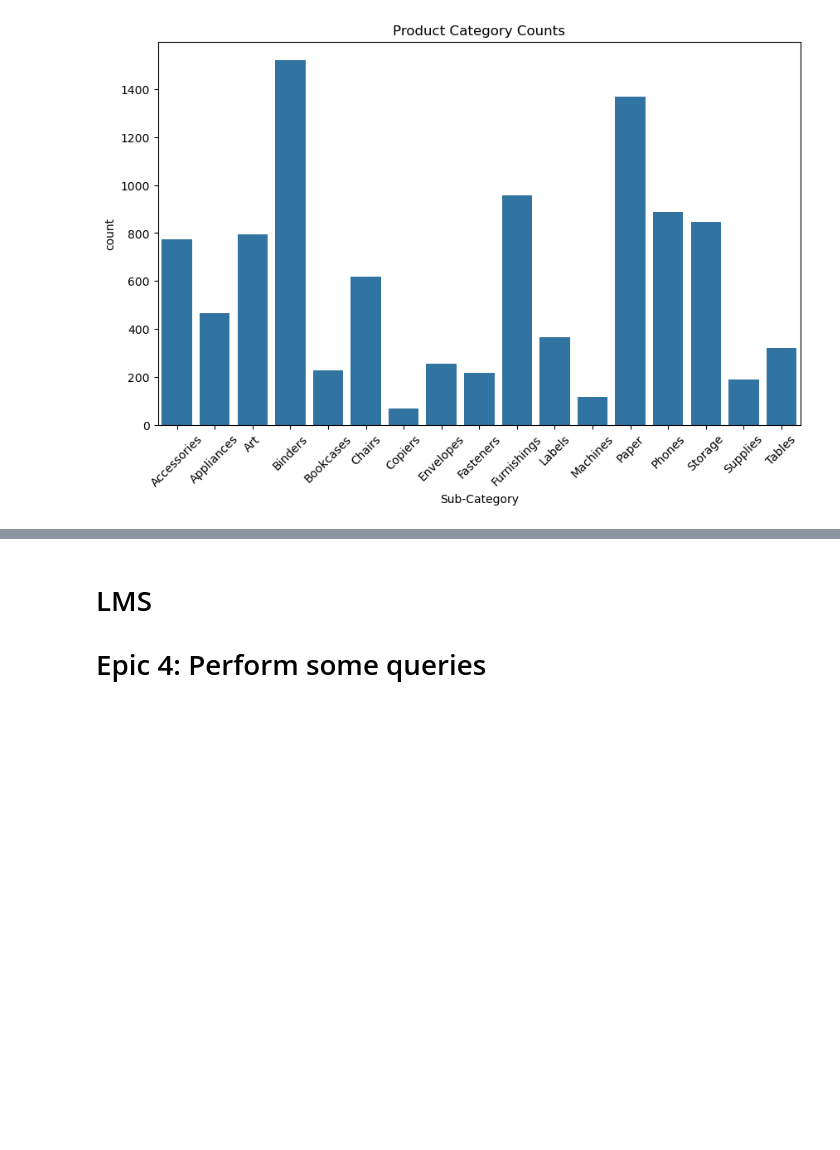
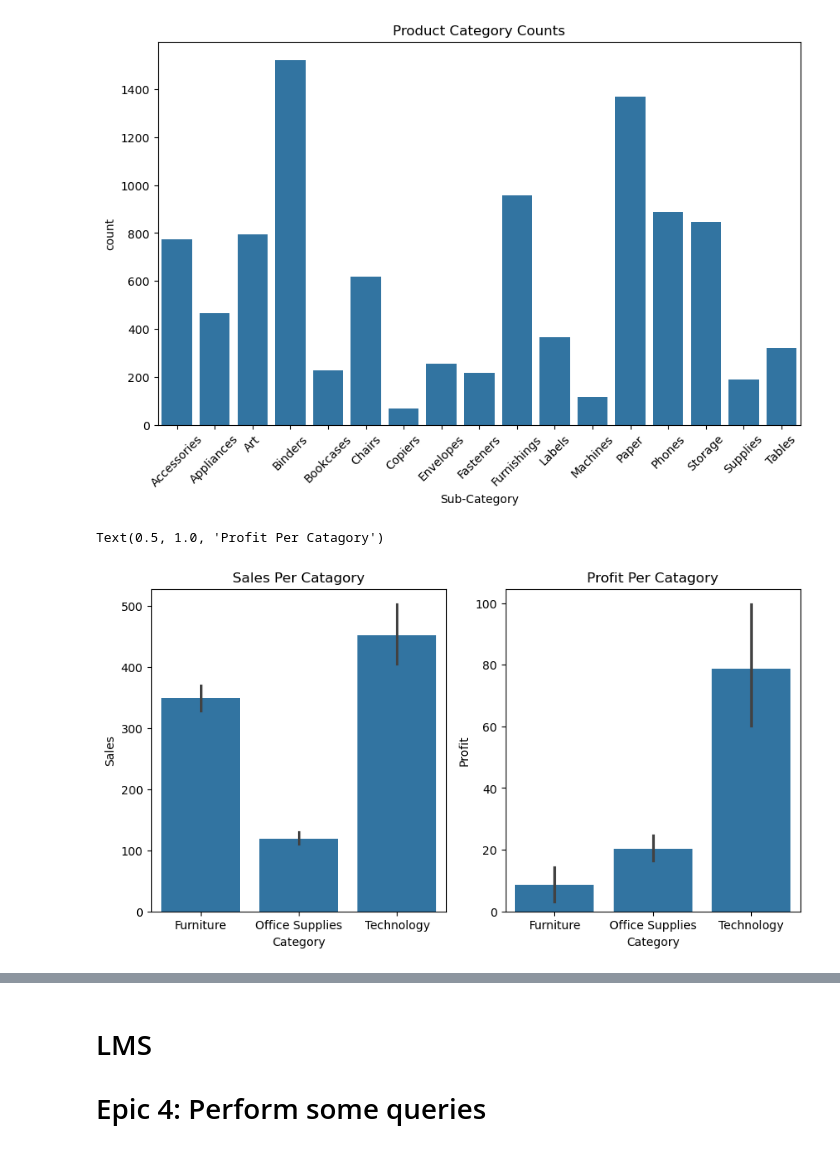
Before and after one commit to Sudha25a/E-Commerce-Project, a Jupyter notebook: E Commerce EDA.ipynb, the cells around one changed output, grey strips where cells are left out. Saved outputs shown, nothing was run; the diff lists cells and outputs as text; code cells hidden in the pictures; blank space fills up the shorter version.

```diff
--- a/E Commerce EDA.ipynb
+++ b/E Commerce EDA.ipynb
@@ -186,3 +187,9 @@ Profit                  float64
 Month                     int32
 Year                      int32
 dtype: object
+# %%
+# Calculate the unit price (assuming 'Sales' and 'Quantity' columns exist)
+df['UnitPrice'] = df['Sales'] / (df['Quantity'] * (1-df['Discount']))
+
+# Display the DataFrame with the new UnitPrice column
+df.head(5)
@@ -188,0 +204,10 @@ dtype: object
+# %%
+# Get unique categories
+unique_categories = df['Category'].unique()
+
+# Create a mapping of category names to IDs
+category_id_mapping = {category: idx + 1 for idx, category in enumerate(unique_categories)}
+
+# Add a Category ID column to the DataFrame
+df['Category ID'] = df['Category'].map(category_id_mapping)
+df.head(2)
@@ -214,3 +257,15 @@ plt.xticks(rotation=45)
 plt.show()
 # %% [output]
 [figure]
+# %%
+# Sales each catogery
+plt.figure(figsize=(10,5))
+plt.subplot (1,2,1)
+sns.barplot(data=df , x= 'Category', y= 'Sales')
+plt.title('Sales Per Catagory')
+plt.subplot (1,2,2)
+sns.barplot(data=df , x='Category', y='Profit')
+plt.title('Profit Per Catagory')
+# %% [output]
+Text(0.5, 1.0, 'Profit Per Catagory')
+[figure, added]
```
Also changed, not shown: parts of 17 cells of this notebook, 1 other file.
